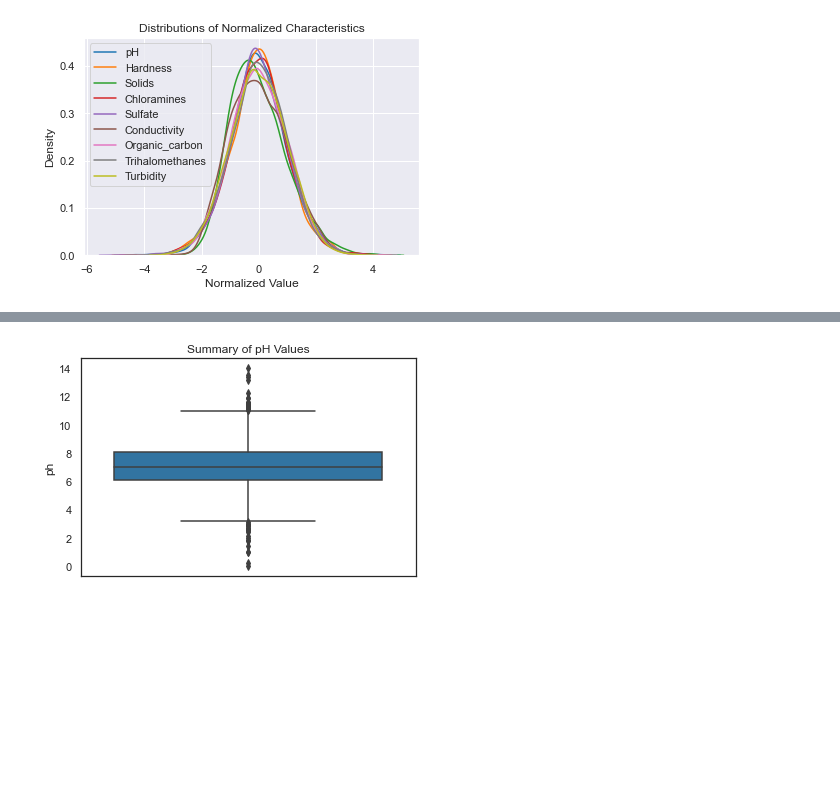
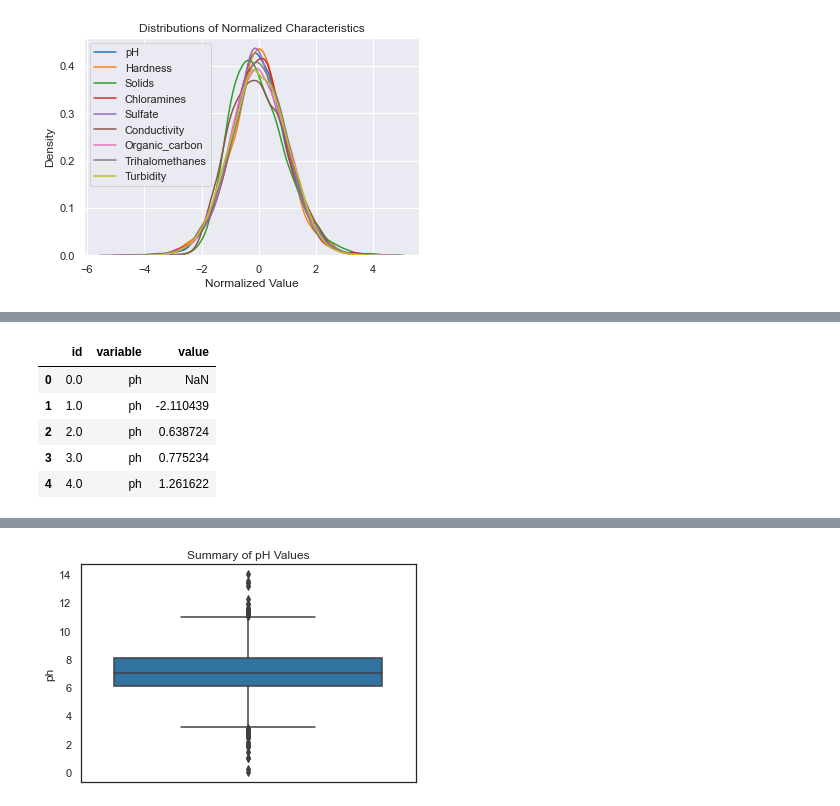
Before and after one commit to LucyDykhouse/data-solutions-capstone, a Jupyter notebook: Data Exploration.ipynb, the cells around one changed output, grey strips where cells are left out. Drawn from its saved outputs; the diff is of its cells as text; code cells hidden in the pictures; blank space fills up the shorter version.

```diff
--- a/Data Exploration and Wrangling.ipynb
+++ b/Data Exploration.ipynb
@@ -239,0 +275,10 @@ plt.legend(labels=['pH', 'Hardness', 'Solids', 'Chloramines', 'Sulfate', 'Conduc
+# %%
+melted_df = pd.melt(normalized_df, id_vars=['id'], value_vars=['ph', 'Hardness', 'Solids', 'Chloramines', 'Sulfate', 'Conductivity', 'Organic_carbon', 'Trihalomethanes', 'Turbidity'])
+melted_df.head()
+# %% [output]
+|  | id | variable | value |
+| 0 | 0.0 | ph | NaN |
+| 1 | 1.0 | ph | -2.110439 |
+| 2 | 2.0 | ph | 0.638724 |
+| 3 | 3.0 | ph | 0.775234 |
+| 4 | 4.0 | ph | 1.261622 |
```
Also changed, not shown: parts of 47 cells of this notebook.
